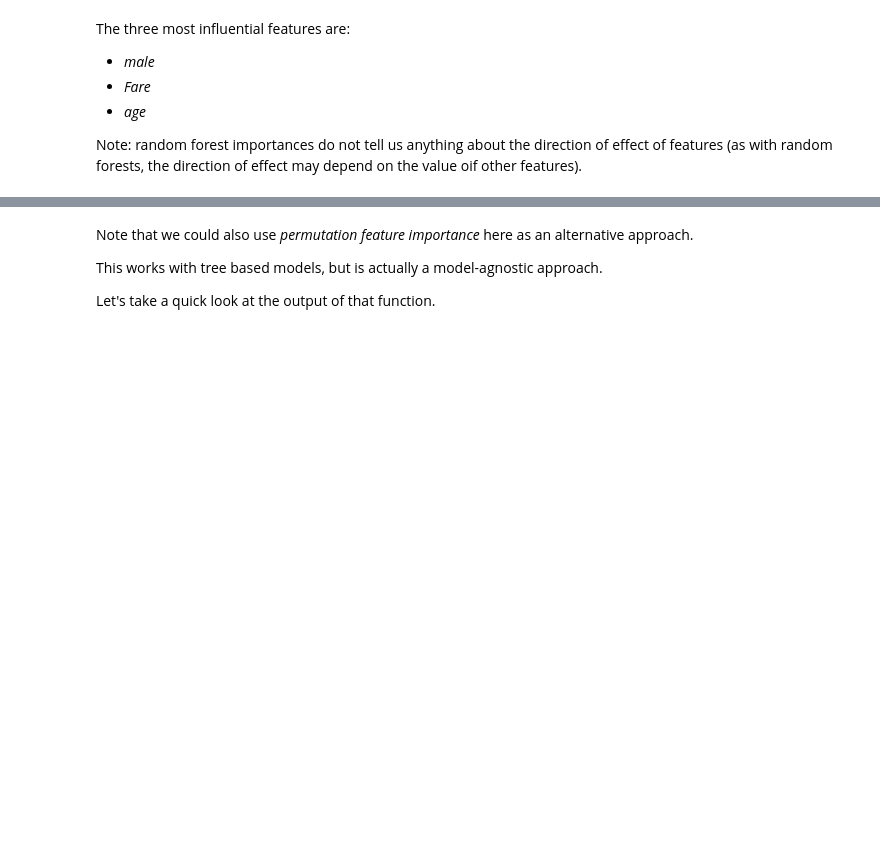
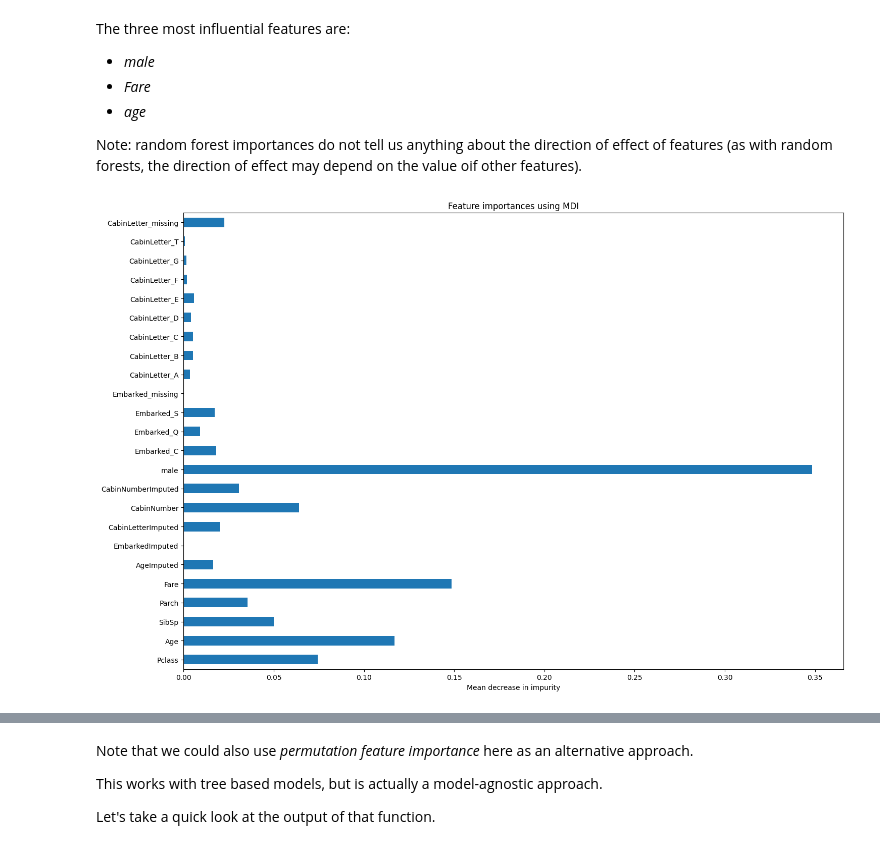
Before and after one commit to hsma-programme/h6_4g_explainable_ai, a Jupyter notebook: teaching_notebooks/pdp_ice_feature_importance_shap_table_tree_classification_titanic.ipynb, the cells around one changed output, grey strips where cells are left out. Cells and saved outputs as stored; diff of their text form; code cells hidden in the pictures; blank space fills up the shorter version.

```diff
--- a/teaching_notebooks/pdp_ice_feature_importance_shap_table_tree_classification_titanic.ipynb
+++ b/teaching_notebooks/pdp_ice_feature_importance_shap_table_tree_classification_titanic.ipynb
@@ -166,3 +166,14 @@ The three most influential features are:
 * *age*
 
 Note: random forest importances do not tell us anything about the direction of effect of features (as with random forests, the direction of effect may depend on the value oif other features).
+# %%
+feature_importances_mdi = pd.Series(feature_importances_mdi, index=feature_names)
+
+fig, ax = plt.subplots(figsize=(15,10))
+feature_importances_mdi.plot.barh(ax=ax)
+ax.set_title("Feature importances using MDI")
+ax.set_xlabel("Mean decrease in impurity")
+fig.tight_layout()
+plt.show()
+# %% [output]
+[figure, added]
```
Also changed, not shown: parts of 13 cells of this notebook, 2 other files.
